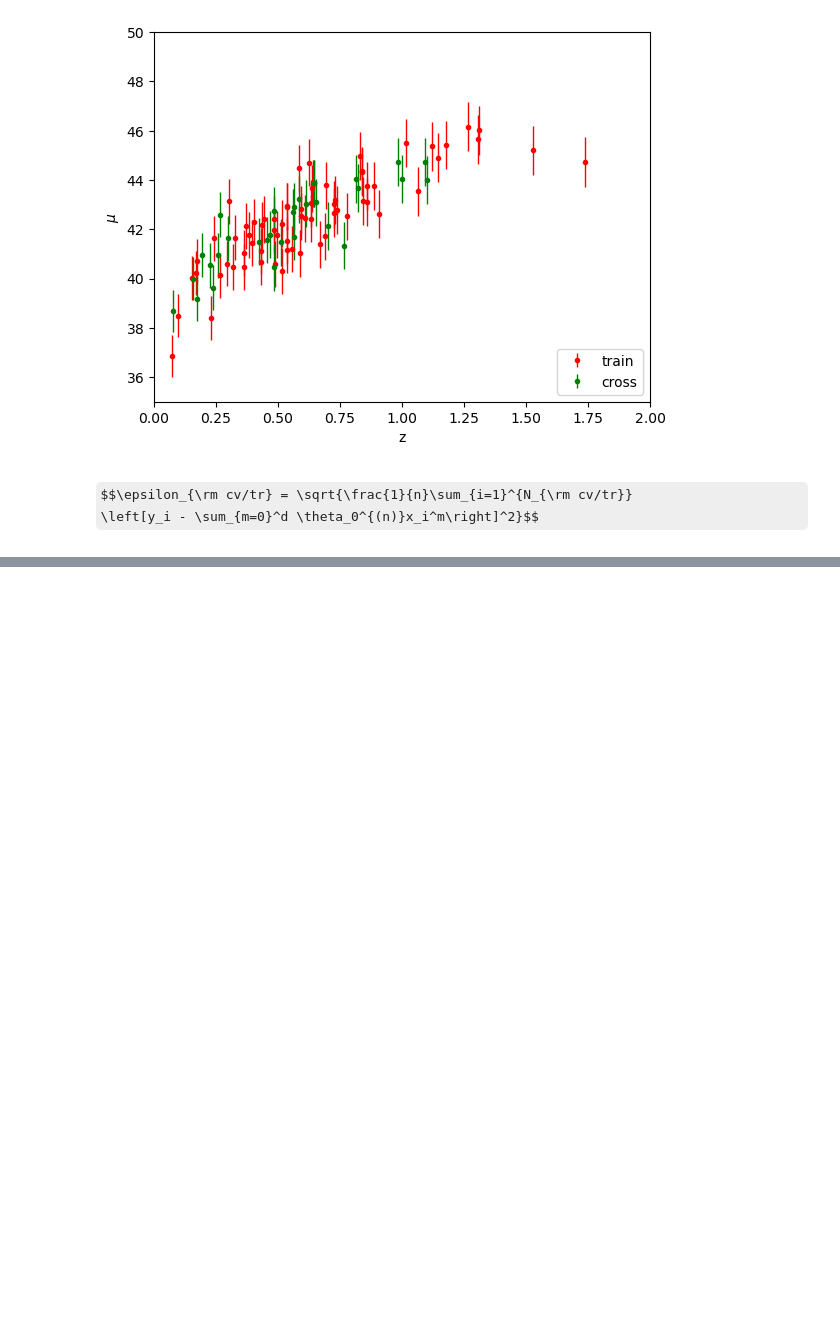
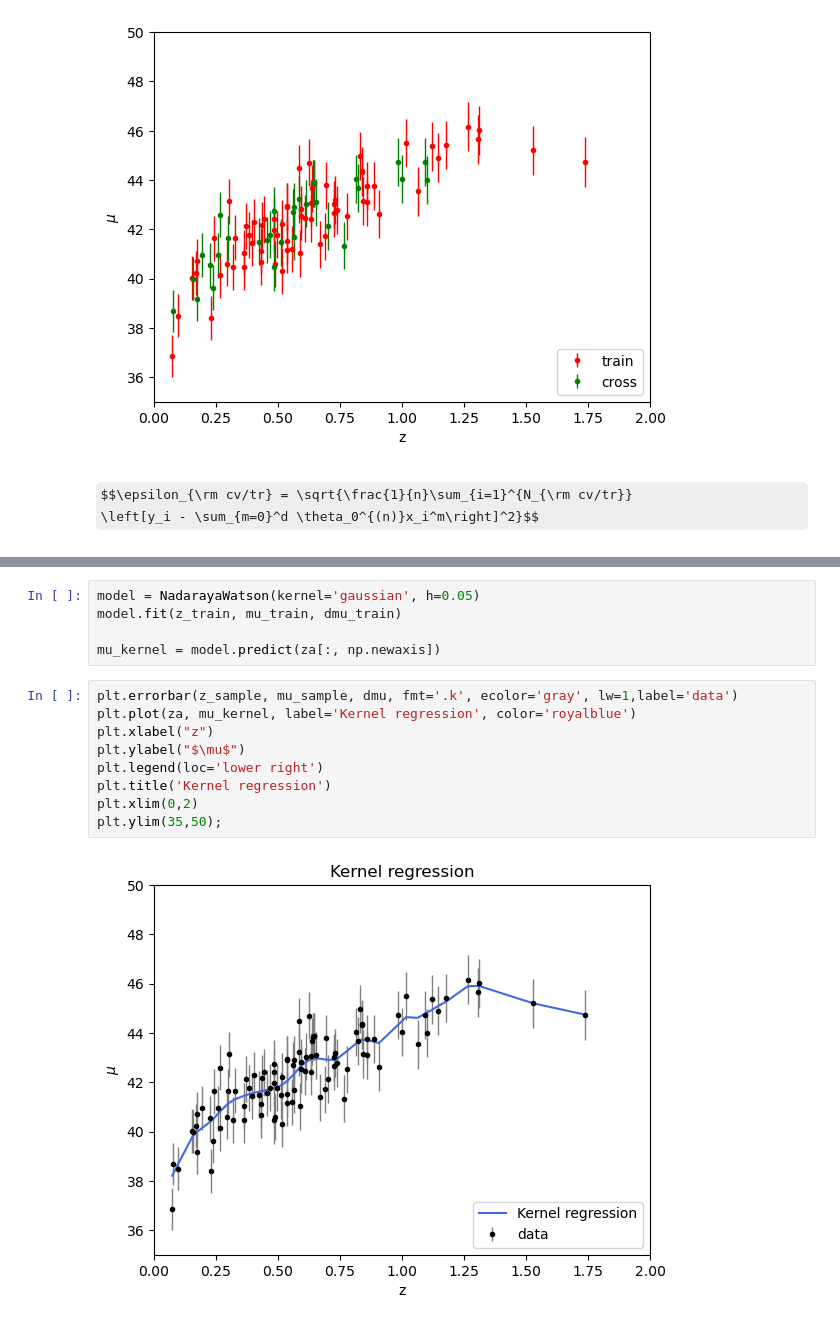
Before and after one commit to SimoneRestuccia/astrostatistics_bicocca_2024, a Jupyter notebook: working/L_17_01.ipynb, the cells around one changed output, grey strips where cells are left out. Saved outputs shown, nothing was run; the diff lists cells and outputs as text; some formulas as TeX source; blank space fills up the shorter version.

```diff
--- a/working/L_17_01.ipynb
+++ b/working/L_17_01.ipynb
@@ -187,0 +181,16 @@ plt.ylim(35,50);
+# %%
+model = NadarayaWatson(kernel='gaussian', h=0.05)
+model.fit(z_train, mu_train, dmu_train)
+
+mu_kernel = model.predict(za[:, np.newaxis])
+# %%
+plt.errorbar(z_sample, mu_sample, dmu, fmt='.k', ecolor='gray', lw=1,label='data')
+plt.plot(za, mu_kernel, label='Kernel regression', color='royalblue')
+plt.xlabel("z")
+plt.ylabel("$\mu$")
+plt.legend(loc='lower right')
+plt.title('Kernel regression')
+plt.xlim(0,2)
+plt.ylim(35,50);
+# %% [output]
+[figure, added]
```
Also changed, not shown: parts of 9 cells of this notebook, 1 other file.
